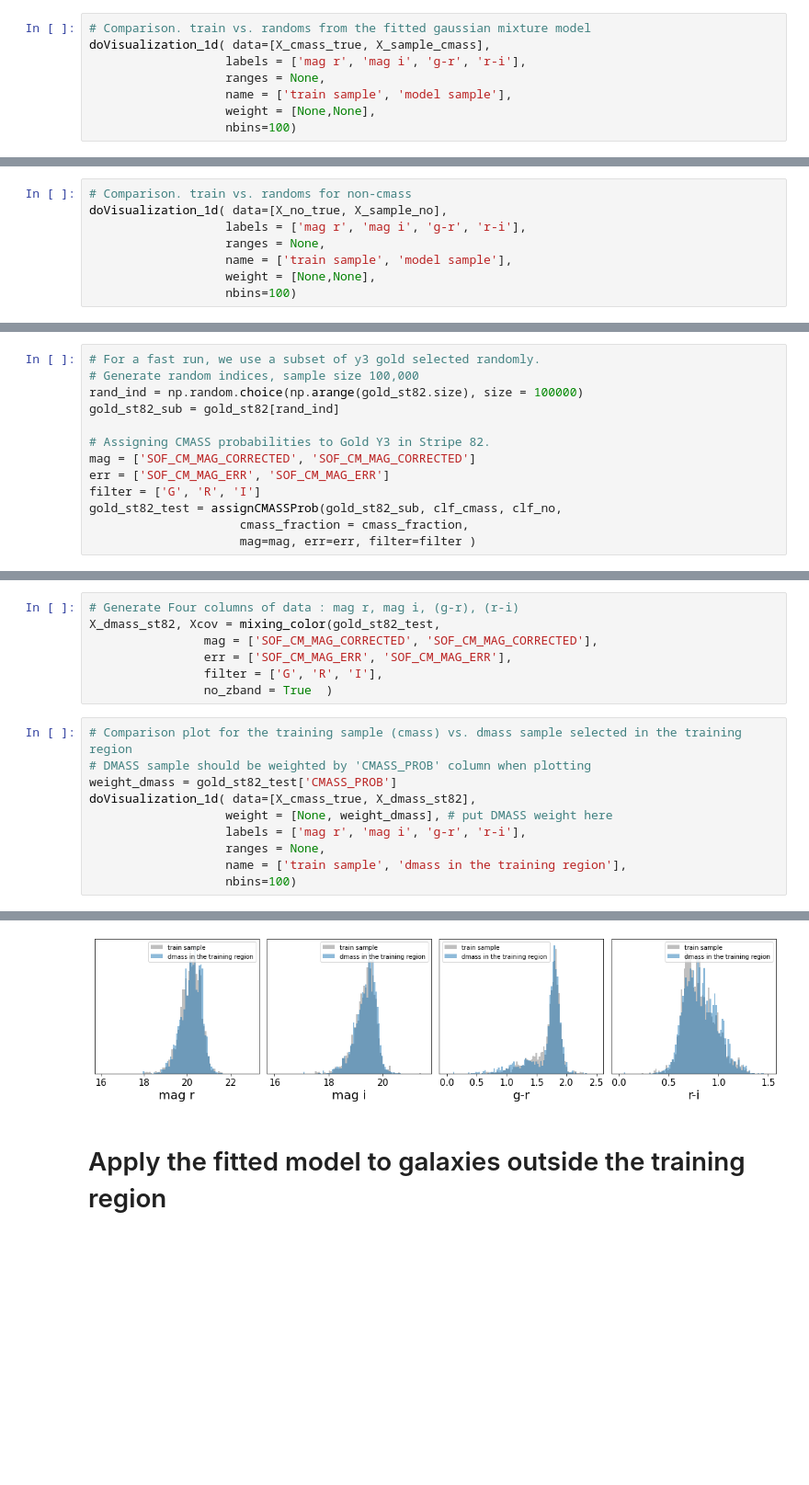
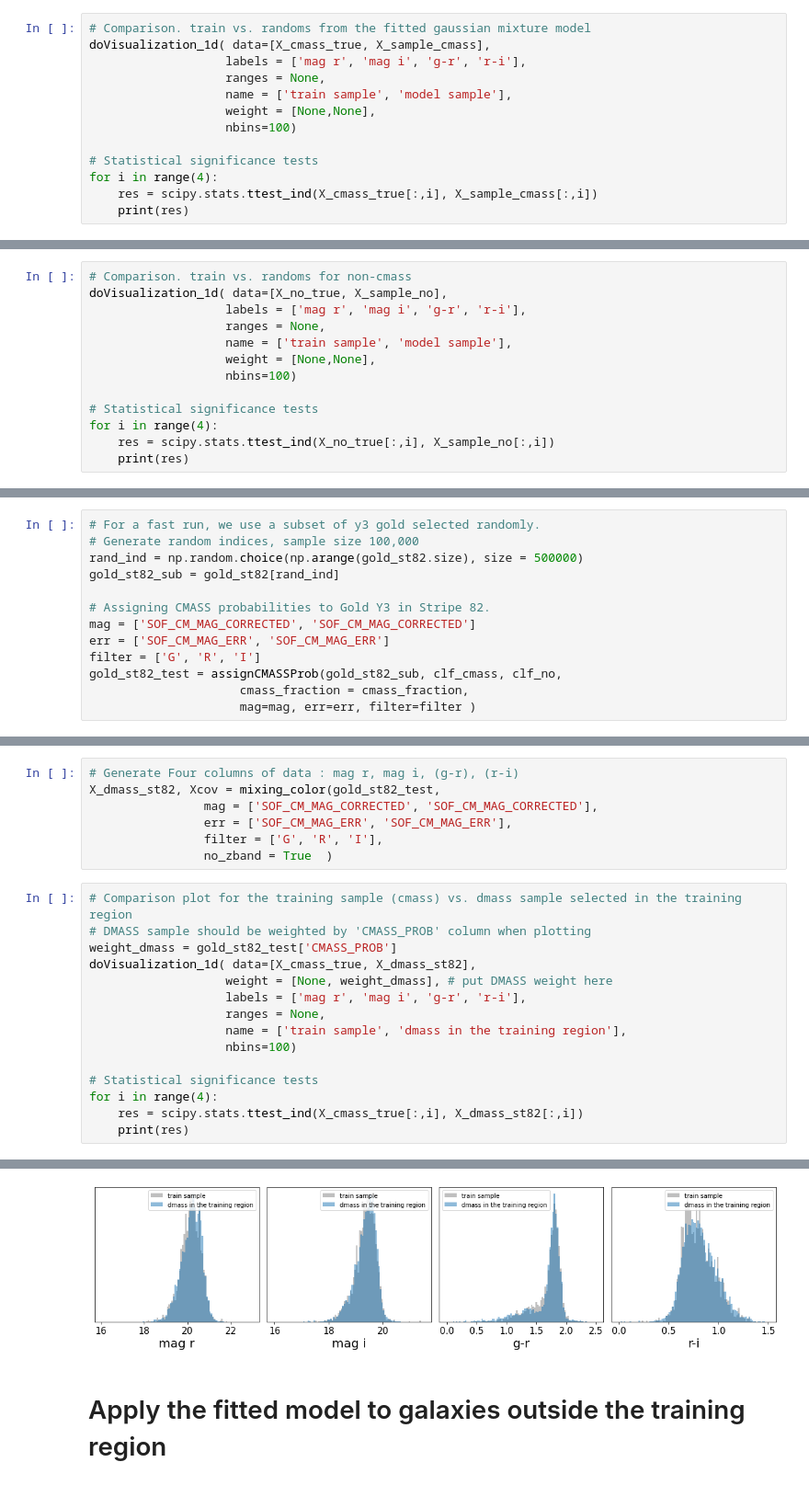
Before and after one commit to sujeong-lee/DMASS, a Jupyter notebook: code_py3/DMASS_tutorial_notebook.ipynb, the cells around one changed output, grey strips where cells are left out. Shown at 92% size. Cells and saved outputs as stored; diff of their text form; blank space fills up the shorter version.

```diff
--- a/code_py3/DMASS_tutorial_notebook.ipynb
+++ b/code_py3/DMASS_tutorial_notebook.ipynb
@@ -298,5 +255,10 @@ doVisualization_1d( data=[X_cmass_true, X_sample_cmass],
                    name = ['train sample', 'model sample'],
                    weight = [None,None],
                    nbins=100)
+
+# Statistical significance tests
+for i in range(4):
+    res = scipy.stats.ttest_ind(X_cmass_true[:,i], X_sample_cmass[:,i])
+    print(res)
 # %% [output]
 Using central 100% to set range.
@@ -309,5 +275,10 @@ doVisualization_1d( data=[X_no_true, X_sample_no],
                    name = ['train sample', 'model sample'],
                    weight = [None,None],
                    nbins=100)
+
+# Statistical significance tests
+for i in range(4):
+    res = scipy.stats.ttest_ind(X_no_true[:,i], X_sample_no[:,i])
+    print(res)
 # %% [output]
 Using central 100% to set range.
@@ -317,7 +292,7 @@ If model samples agree with the training samples, we will use the fitted model t
 # %%
 # For a fast run, we use a subset of y3 gold selected randomly.
 # Generate random indices, sample size 100,000
-rand_ind = np.random.choice(np.arange(gold_st82.size), size = 100000)
+rand_ind = np.random.choice(np.arange(gold_st82.size), size = 500000)
 gold_st82_sub = gold_st82[rand_ind]
 
 # Assigning CMASS probabilities to Gold Y3 in Stripe 82.
@@ -349,5 +324,10 @@ doVisualization_1d( data=[X_cmass_true, X_dmass_st82],
                    ranges = None,
                    name = ['train sample', 'dmass in the training region'],
                    nbins=100)
+
+# Statistical significance tests
+for i in range(4):
+    res = scipy.stats.ttest_ind(X_cmass_true[:,i], X_dmass_st82[:,i])
+    print(res)
 # %% [output]
 Using central 100% to set range.
@@ -354,4 +338,4 @@ Using central 100% to set range.
-[figure, old version]
+[figure, new version]
 # %% [markdown]
 # Apply the fitted model to galaxies outside the training region
 # %% [markdown]
```
Also changed, not shown: parts of 17 cells of this notebook.
